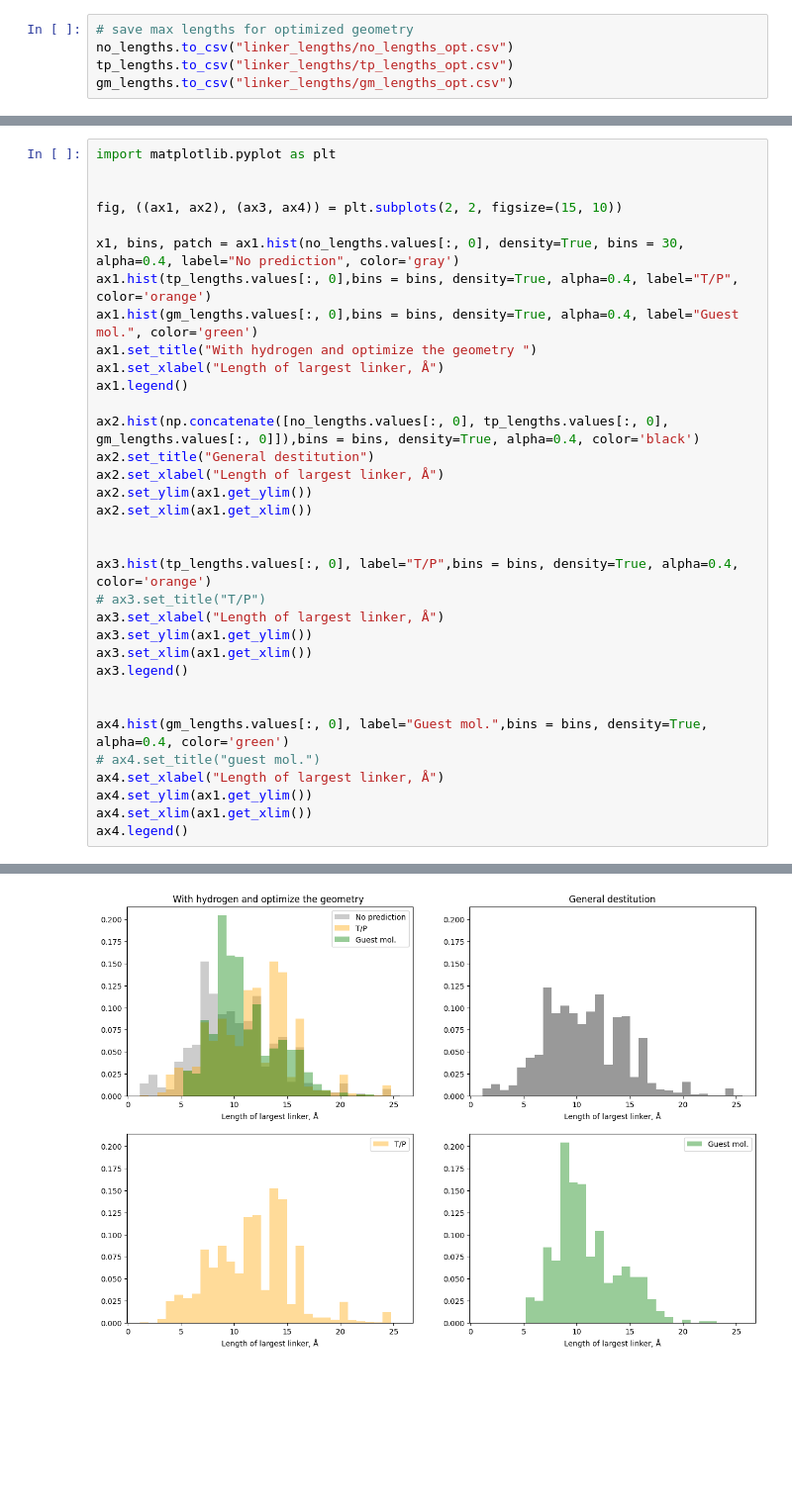
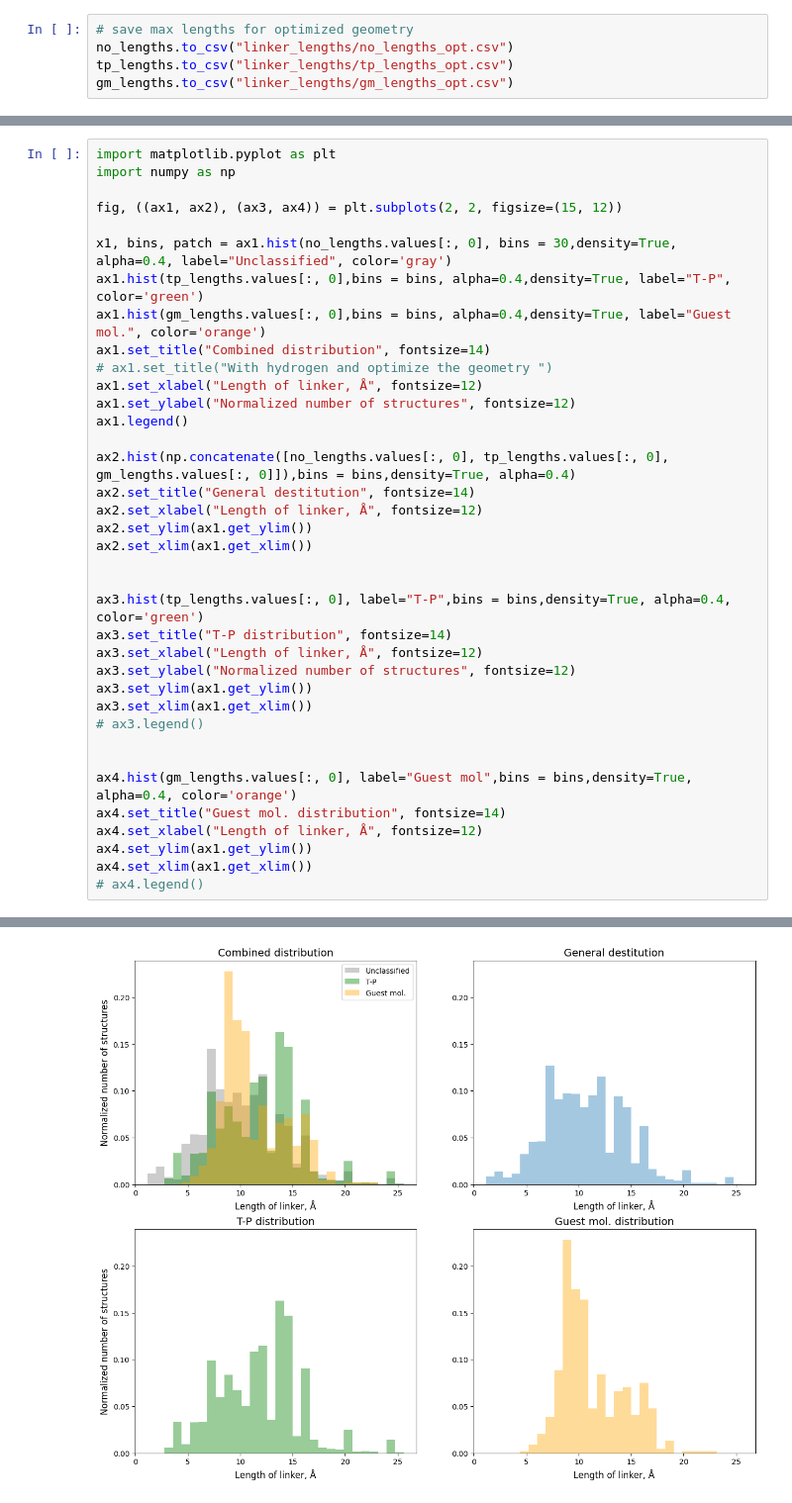
Before and after one commit to SpongeFrogy/PPTiM, a Jupyter notebook: analisys/main.ipynb, the cells around one changed output, grey strips where cells are left out. Shown: that part at 99% size. Saved outputs shown, nothing was run; the diff lists cells and outputs as text; blank space fills up the shorter version.

```diff
--- a/analisys/main.ipynb
+++ b/analisys/main.ipynb
@@ -348,36 +270,39 @@ def get_statistics(distribution):
     return res
 # %%
 import matplotlib.pyplot as plt
+import numpy as np
 
+fig, ((ax1, ax2), (ax3, ax4)) = plt.subplots(2, 2, figsize=(15, 12))
 
-fig, ((ax1, ax2), (ax3, ax4)) = plt.subplots(2, 2, figsize=(15, 10))
-
-x1, bins, patch = ax1.hist(no_lengths.values[:, 0], density=True, bins = 30, alpha=0.4, label="No prediction", color='gray')
-ax1.hist(tp_lengths.values[:, 0],bins = bins, density=True, alpha=0.4, label="T/P", color='orange')
-ax1.hist(gm_lengths.values[:, 0],bins = bins, density=True, alpha=0.4, label="Guest mol.", color='green')
-ax1.set_title("With hydrogen and optimize the geometry ")
-ax1.set_xlabel("Length of largest linker, Å")
+x1, bins, patch = ax1.hist(no_lengths.values[:, 0], bins = 30,density=True, alpha=0.4, label="Unclassified", color='gray')
+ax1.hist(tp_lengths.values[:, 0],bins = bins, alpha=0.4,density=True, label="T-P", color='green')
+ax1.hist(gm_lengths.values[:, 0],bins = bins, alpha=0.4,density=True, label="Guest mol.", color='orange')
+ax1.set_title("Combined distribution", fontsize=14)
+# ax1.set_title("With hydrogen and optimize the geometry ")
+ax1.set_xlabel("Length of linker, Å", fontsize=12)
+ax1.set_ylabel("Normalized number of structures", fontsize=12)
 ax1.legend()
 
-ax2.hist(np.concatenate([no_lengths.values[:, 0], tp_lengths.values[:, 0], gm_lengths.values[:, 0]]),bins = bins, density=True, alpha=0.4, color='black')
-ax2.set_title("General destitution")
-ax2.set_xlabel("Length of largest linker, Å")
+ax2.hist(np.concatenate([no_lengths.values[:, 0], tp_lengths.values[:, 0], gm_lengths.values[:, 0]]),bins = bins,density=True, alpha=0.4)
+ax2.set_title("General destitution", fontsize=14)
+ax2.set_xlabel("Length of linker, Å", fontsize=12)
 ax2.set_ylim(ax1.get_ylim())
 ax2.set_xlim(ax1.get_xlim())
 
 
-ax3.hist(tp_lengths.values[:, 0], label="T/P",bins = bins, density=True, alpha=0.4, color='orange')
-# ax3.set_title("T/P")
-ax3.set_xlabel("Length of largest linker, Å")
+ax3.hist(tp_lengths.values[:, 0], label="T-P",bins = bins,density=True, alpha=0.4, color='green')
+ax3.set_title("T-P distribution", fontsize=14)
+ax3.set_xlabel("Length of linker, Å", fontsize=12)
+ax3.set_ylabel("Normalized number of structures", fontsize=12)
 ax3.set_ylim(ax1.get_ylim())
 ax3.set_xlim(ax1.get_xlim())
-ax3.legend()
+# ax3.legend()
 
 
-ax4.hist(gm_lengths.values[:, 0], label="Guest mol.",bins = bins, density=True, alpha=0.4, color='green')
-# ax4.set_title("guest mol.")
-ax4.set_xlabel("Length of largest linker, Å")
+ax4.hist(gm_lengths.values[:, 0], label="Guest mol",bins = bins,density=True, alpha=0.4, color='orange')
+ax4.set_title("Guest mol. distribution", fontsize=14)
+ax4.set_xlabel("Length of linker, Å", fontsize=12)
 ax4.set_ylim(ax1.get_ylim())
 ax4.set_xlim(ax1.get_xlim())
-ax4.legend()
+# ax4.legend()
 # %% [output]
@@ -385,2 +310,2 @@ ax4.legend()
-[figure, old version]
+[figure, new version]
 # %%
```
Also changed, not shown: parts of 23 cells of this notebook, 21 other files.
